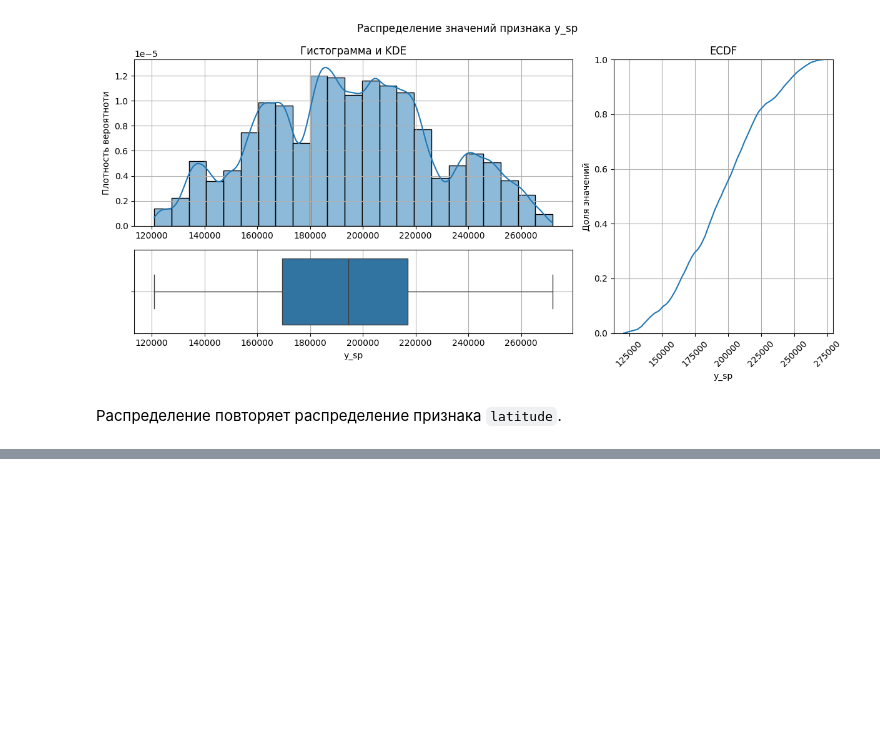
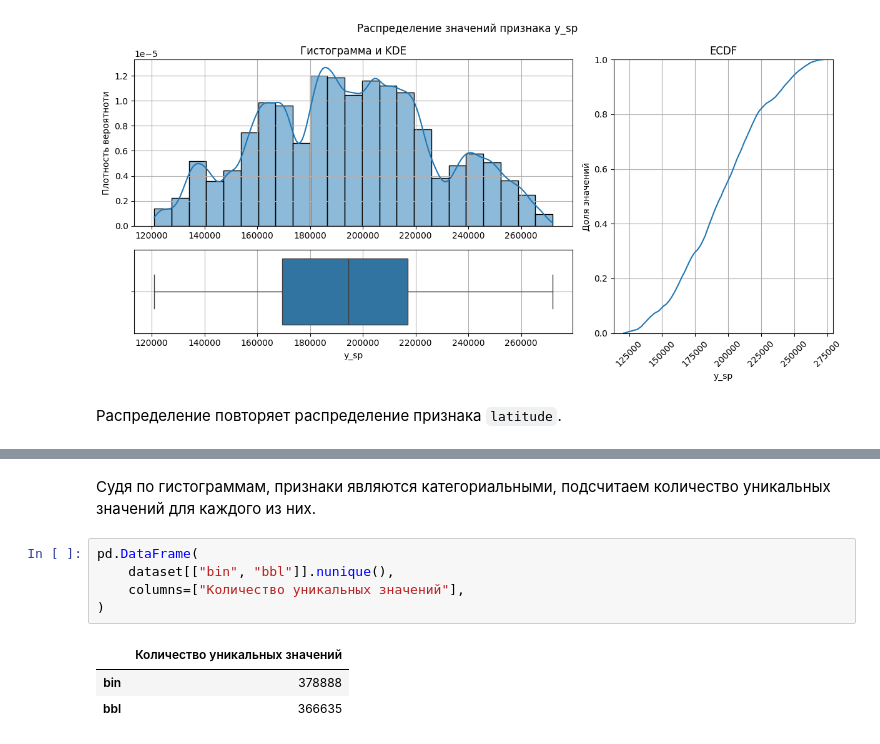
Before and after one commit to AlekseiBogachev/ny-tree-census, a Jupyter notebook: notebooks/exploratory/eda.ipynb, the cells around one changed output, grey strips where cells are left out. Saved outputs shown, nothing was run; the diff lists cells and outputs as text; blank space fills up the shorter version.

```diff
--- a/notebooks/exploratory/eda.ipynb
+++ b/notebooks/exploratory/eda.ipynb
@@ -576,0 +626,12 @@ explore_num_feature(data=dataset, column_name="y_sp")
+# %% [markdown]
+Судя по гистограммам, признаки являются категориальными, подсчитаем количество
+уникальных значений для каждого из них.
+# %%
+pd.DataFrame(
+    dataset[["bin", "bbl"]].nunique(),
+    columns=["Количество уникальных значений"],
+)
+# %% [output]
+|  | Количество уникальных значений |
+| bin | 378888 |
+| bbl | 366635 |
```
Also changed, not shown: parts of 10 cells of this notebook, 1 other file.
